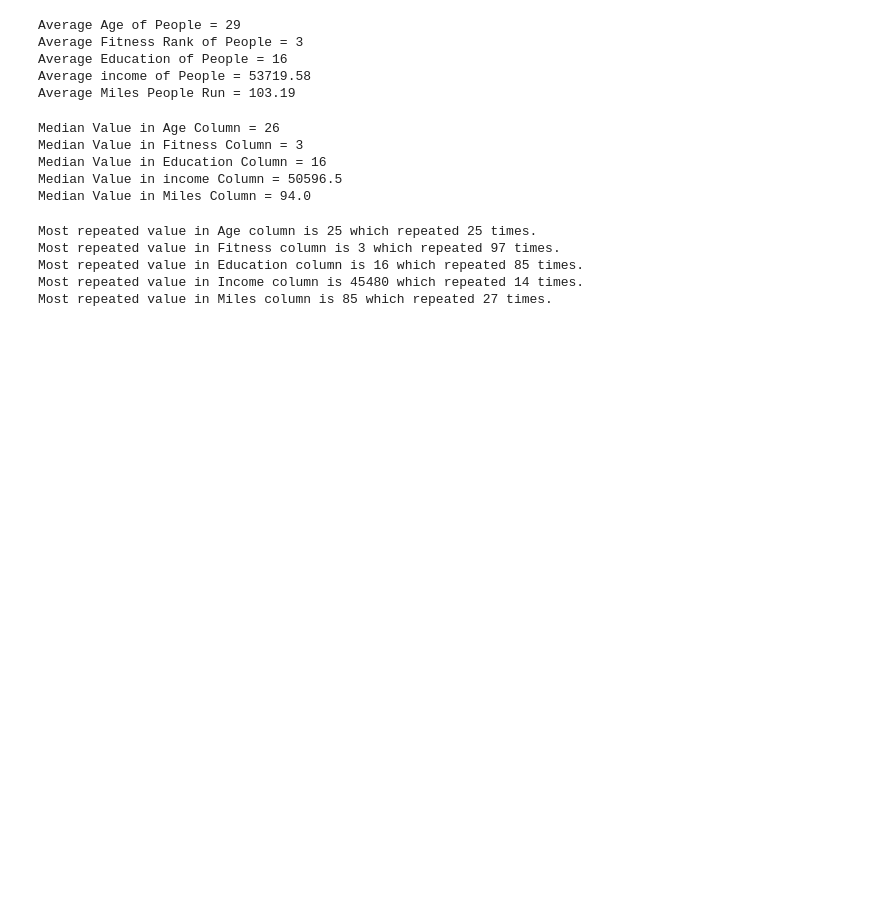
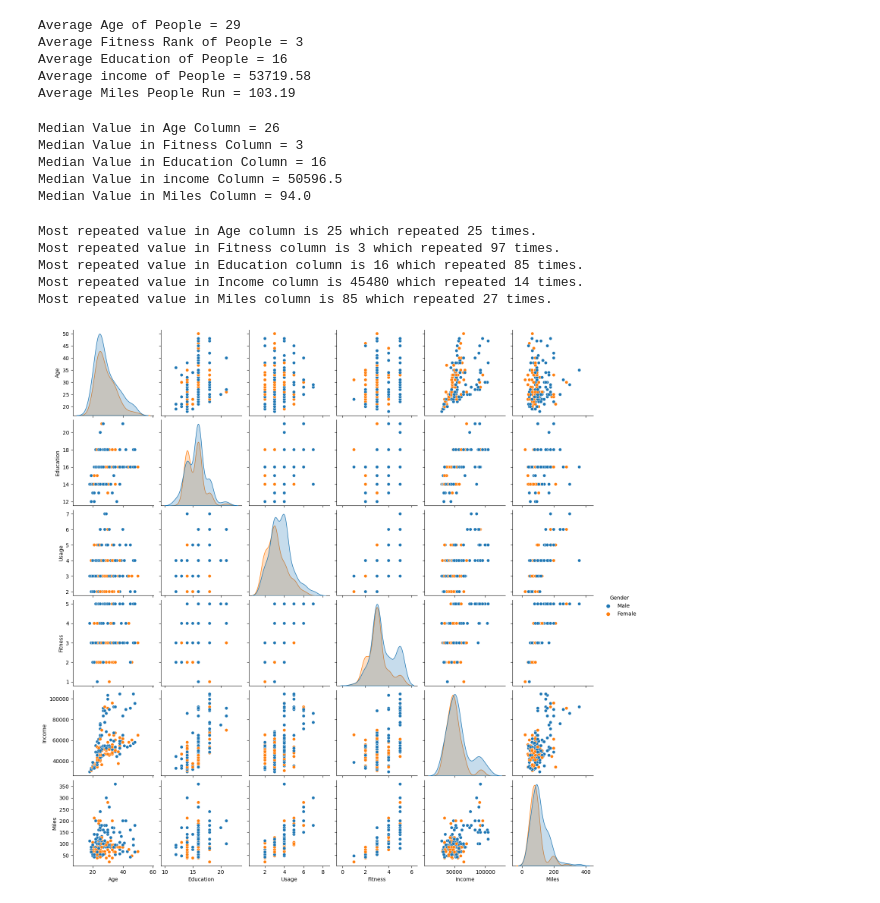
Before and after one commit to iamutkarshgoyal/Aerofit_Statistical_Analysis, a Jupyter notebook: Aerofit_Data_Analysis.ipynb, the cells around one changed output. Saved outputs shown, nothing was run; the diff lists cells and outputs as text; code cells hidden in the pictures; blank space fills up the shorter version.

```diff
--- a/Aerofit_Data_Analysis.ipynb
+++ b/Aerofit_Data_Analysis.ipynb
@@ -141,5 +141,10 @@ Most repeated value in Fitness column is 3 which repeated 97 times.
 Most repeated value in Education column is 16 which repeated 85 times.
 Most repeated value in Income column is 45480 which repeated 14 times.
 Most repeated value in Miles column is 85 which repeated 27 times.
+# %%
+sns.pairplot(df, hue = "Gender")
+plt.show()
+# %% [output]
+[figure, added]
 # %%
 # Plotting a density chart to measure for what age we have more people
```
Also changed, not shown: parts of 9 cells of this notebook.
